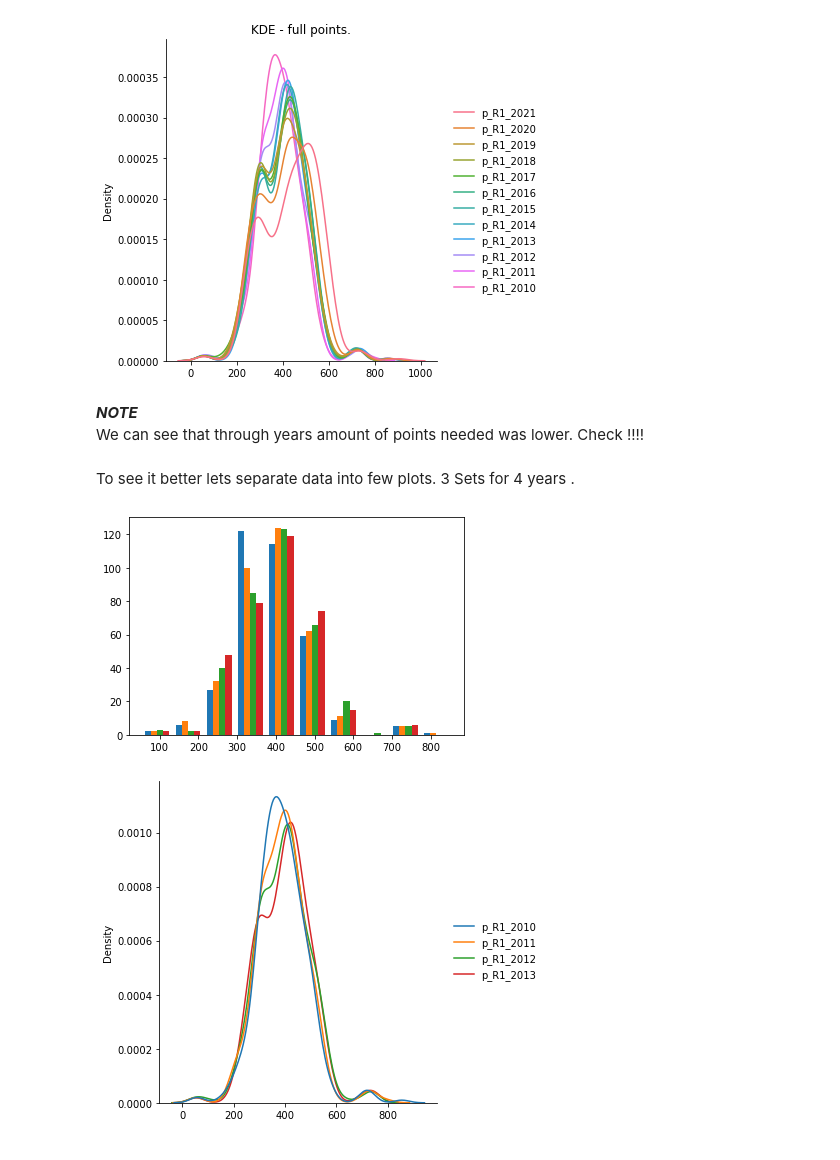
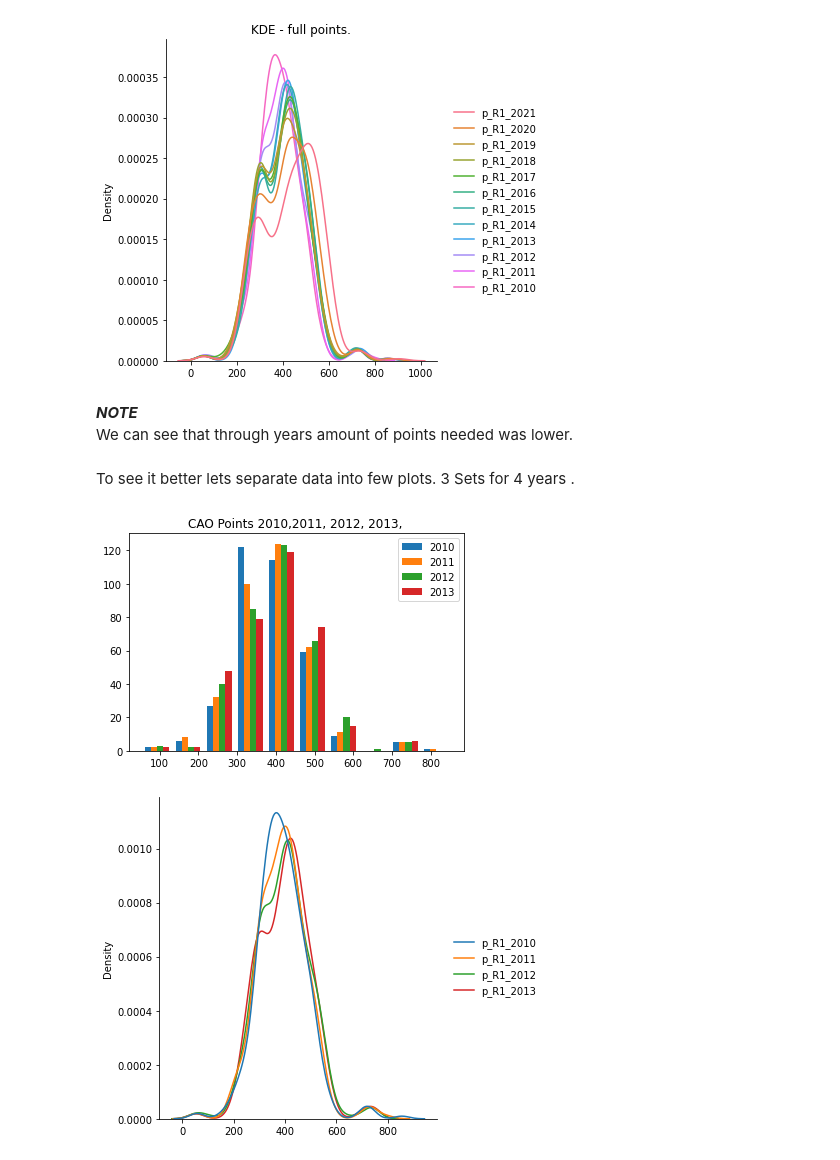
Before and after one commit to DracoNibilis/CAO_Points_Analysis, a Jupyter notebook: cao.ipynb, the cells around one changed output. Drawn from its saved outputs; the diff is of its cells as text; code cells hidden in the pictures.

```diff
--- a/cao.ipynb
+++ b/cao.ipynb
@@ -1410,17 +1411,20 @@ Text(0.5, 1.0, 'KDE - full points.')
 [figure]
 # %% [markdown]
 ***NOTE***<br>
-We can see that through years amount of points needed was lower. Check !!!!
+We can see that through years amount of points needed was lower.
 # %% [markdown]
 To see it better lets separate data into few plots. 3 Sets for 4 years .
 # %%
 # Set of data 2010, 2011, 2012, 2013.
 cao_1 = data_all_points[['p_R1_2010', 'p_R1_2011', 'p_R1_2012', 'p_R1_2013']]
+# Plot data for 2010-2013.
 plt.hist(cao_1)
+plt.legend(['2010', '2011', '2012', '2013'])
+plt.title("CAO Points 2010,2011, 2012, 2013, ")
 sns.displot(cao_1, kind='kde')
 plt.show()
 # %% [output]
-[figure, old version]
+[figure, new version]
 [figure]
 # %%
 # Set of data 2014, 2015, 2016, 2017.
```
Also changed, not shown: parts of 15 cells of this notebook, 17 other files.
